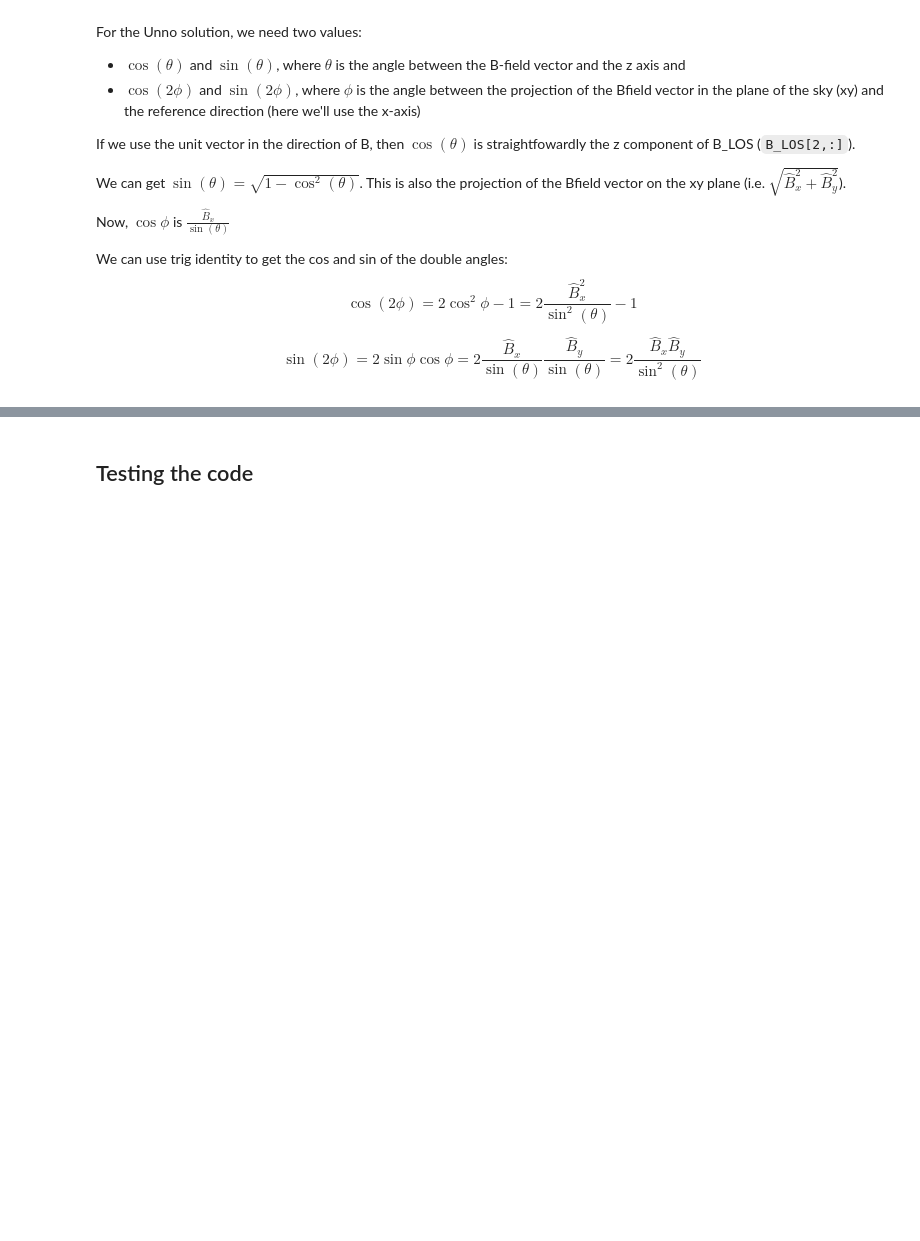
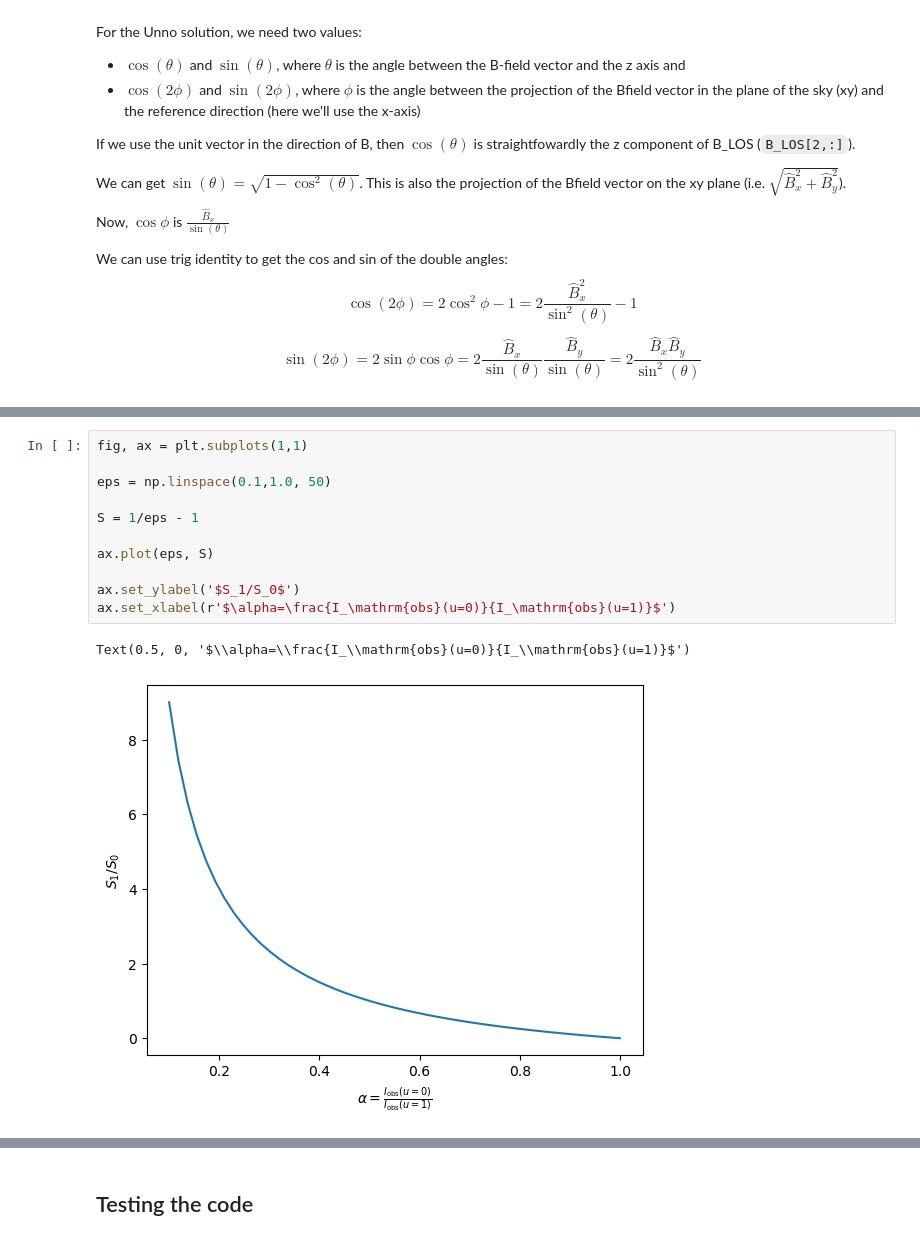
Before and after one commit to veropetit/pyRaven, a Jupyter notebook: docs/diskint2_doc.ipynb, the cells around one changed output, grey strips where cells are left out. Saved outputs shown, nothing was run; the diff lists cells and outputs as text; blank space fills up the shorter version.

```diff
--- a/docs/diskint2_doc.ipynb
+++ b/docs/diskint2_doc.ipynb
@@ -325,0 +366,14 @@ $$\sin(2\phi) = 2\sin\phi\cos\phi = 2 \frac{\hat{B}_x}{\sin(\theta)} \frac{\hat{
+# %%
+fig, ax = plt.subplots(1,1)
+
+eps = np.linspace(0.1,1.0, 50)
+
+S = 1/eps - 1
+
+ax.plot(eps, S)
+
+ax.set_ylabel('$S_1/S_0$')
+ax.set_xlabel(r'$\alpha=\frac{I_\mathrm{obs}(u=0)}{I_\mathrm{obs}(u=1)}$')
+# %% [output]
+Text(0.5, 0, '$\\alpha=\\frac{I_\\mathrm{obs}(u=0)}{I_\\mathrm{obs}(u=1)}$')
+[figure, added]
```
Also changed, not shown: parts of 20 cells of this notebook, 19 other files.
